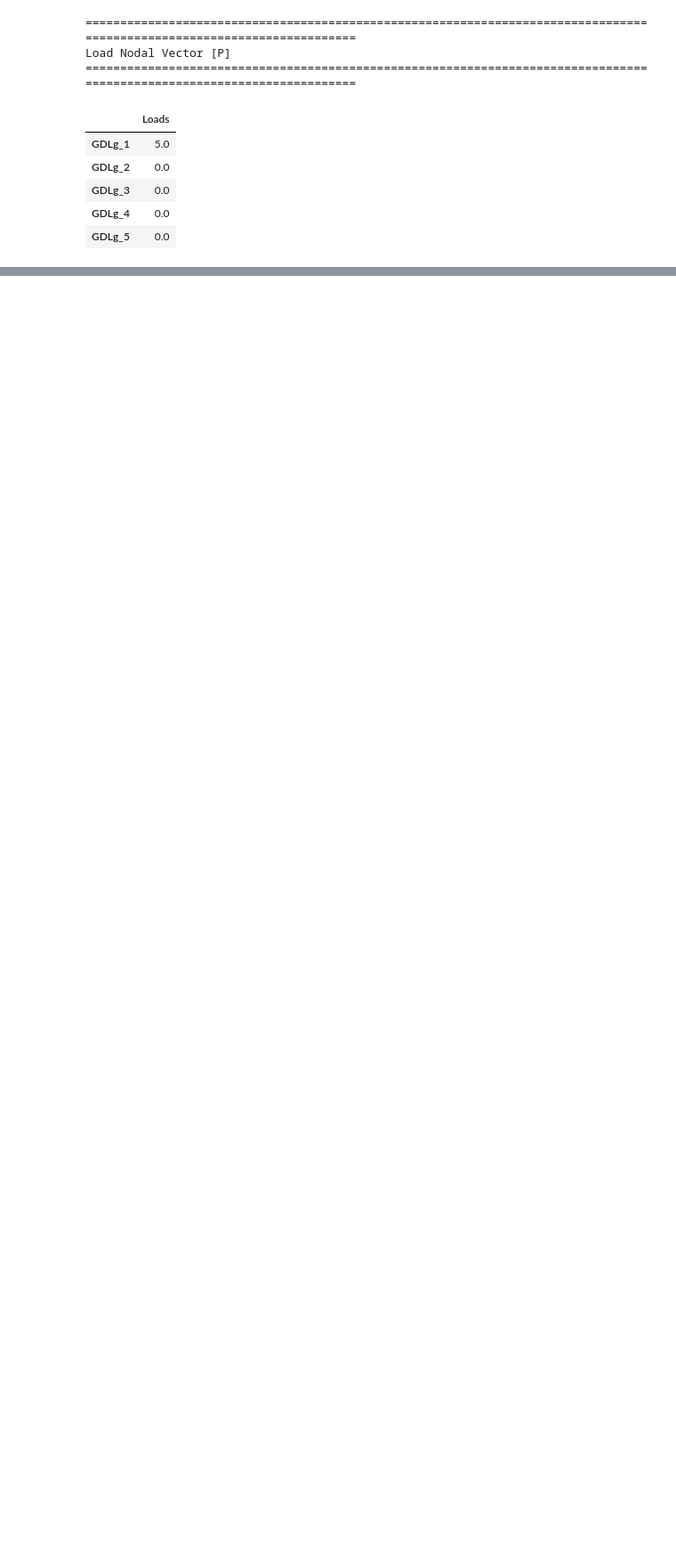
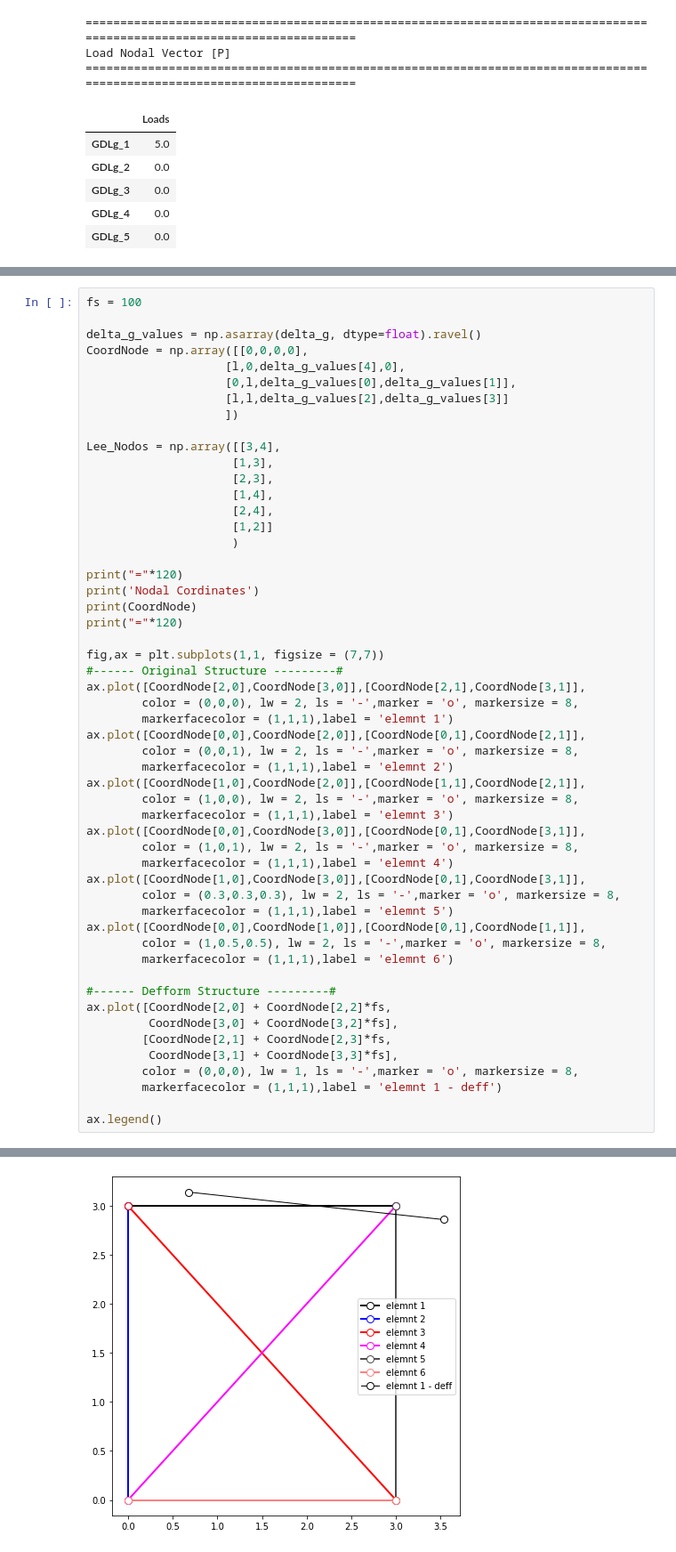
Before and after one commit to Normando1945/Repo_Maxtrix_Analisys, a Jupyter notebook: examples/Example_Truss.ipynb, the cells around one changed output, grey strips where cells are left out. Shown at 89% size. Saved outputs shown, nothing was run; the diff lists cells and outputs as text; blank space fills up the shorter version.

```diff
--- a/examples/Example_Truss.ipynb
+++ b/examples/Example_Truss.ipynb
@@ -314,0 +321,54 @@ array([[ 0.00677661],
+# %%
+fs = 100
+
+delta_g_values = np.asarray(delta_g, dtype=float).ravel()
+CoordNode = np.array([[0,0,0,0],
+                    [l,0,delta_g_values[4],0],
+                    [0,l,delta_g_values[0],delta_g_values[1]],
+                    [l,l,delta_g_values[2],delta_g_values[3]]
+                    ])
+
+Lee_Nodos = np.array([[3,4],
+                     [1,3],
+                     [2,3],
+                     [1,4],
+                     [2,4],
+                     [1,2]]
+                     )
+
+print("="*120)
+print('Nodal Cordinates')
+print(CoordNode)
+print("="*120)
+
+fig,ax = plt.subplots(1,1, figsize = (7,7))
+#------ Original Structure ---------#
+ax.plot([CoordNode[2,0],CoordNode[3,0]],[CoordNode[2,1],CoordNode[3,1]],
+        color = (0,0,0), lw = 2, ls = '-',marker = 'o', markersize = 8,
+        markerfacecolor = (1,1,1),label = 'elemnt 1')
+ax.plot([CoordNode[0,0],CoordNode[2,0]],[CoordNode[0,1],CoordNode[2,1]],
+        color = (0,0,1), lw = 2, ls = '-',marker = 'o', markersize = 8,
+        markerfacecolor = (1,1,1),label = 'elemnt 2')
+ax.plot([CoordNode[1,0],CoordNode[2,0]],[CoordNode[1,1],CoordNode[2,1]],
+        color = (1,0,0), lw = 2, ls = '-',marker = 'o', markersize = 8,
+        markerfacecolor = (1,1,1),label = 'elemnt 3')
+ax.plot([CoordNode[0,0],CoordNode[3,0]],[CoordNode[0,1],CoordNode[3,1]],
+        color = (1,0,1), lw = 2, ls = '-',marker = 'o', markersize = 8,
+        markerfacecolor = (1,1,1),label = 'elemnt 4')
+ax.plot([CoordNode[1,0],CoordNode[3,0]],[CoordNode[0,1],CoordNode[3,1]],
+        color = (0.3,0.3,0.3), lw = 2, ls = '-',marker = 'o', markersize = 8,
+        markerfacecolor = (1,1,1),label = 'elemnt 5')
+ax.plot([CoordNode[0,0],CoordNode[1,0]],[CoordNode[0,1],CoordNode[1,1]],
+        color = (1,0.5,0.5), lw = 2, ls = '-',marker = 'o', markersize = 8,
+        markerfacecolor = (1,1,1),label = 'elemnt 6')
+
+#------ Defform Structure ---------#
+ax.plot([CoordNode[2,0] + CoordNode[2,2]*fs,
+         CoordNode[3,0] + CoordNode[3,2]*fs],
+        [CoordNode[2,1] + CoordNode[2,3]*fs,
+         CoordNode[3,1] + CoordNode[3,3]*fs],
+        color = (0,0,0), lw = 1, ls = '-',marker = 'o', markersize = 8,
+        markerfacecolor = (1,1,1),label = 'elemnt 1 - deff')
+
+ax.legend()
+# %% [output]
@@ -314,0 +383 @@ array([[ 0.00677661],
+[figure, added]
```
Also changed, not shown: parts of 4 cells of this notebook.
